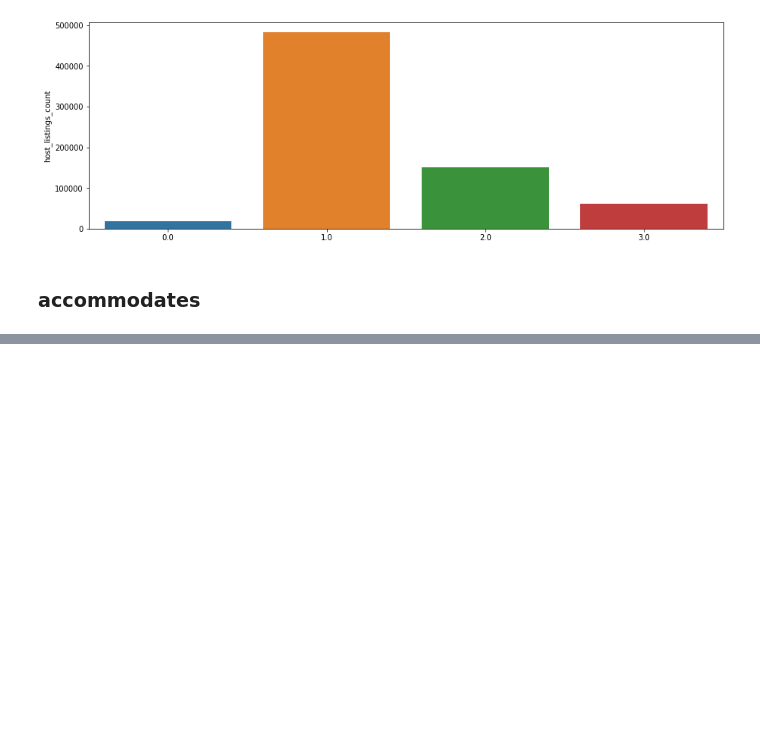
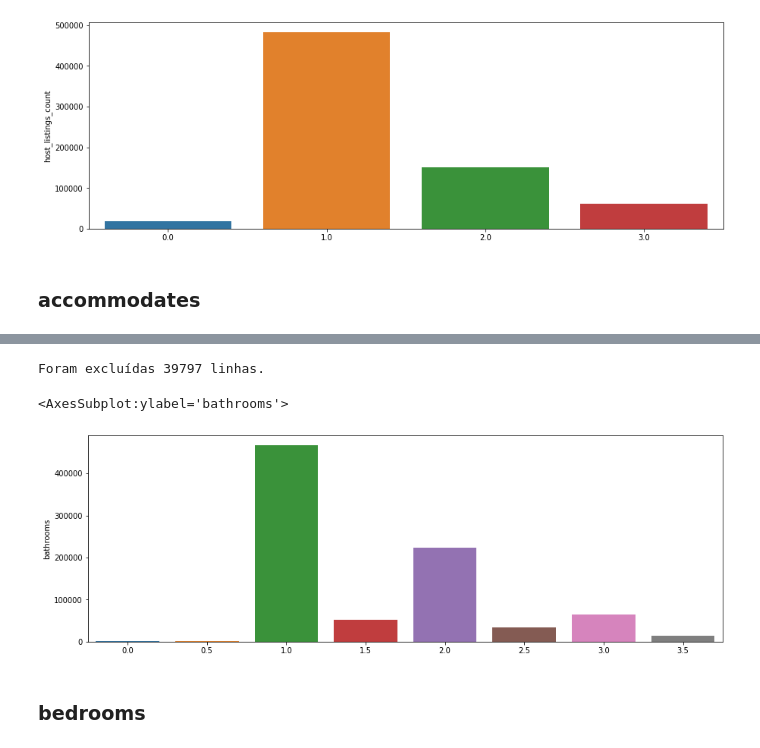
Before and after one commit to DouglasCarvalhoPereira/data_science, a Jupyter notebook: Solucao_previsao_valor.ipynb, the cells around one changed output, grey strips where cells are left out. Saved outputs shown, nothing was run; the diff lists cells and outputs as text; code cells hidden in the pictures; blank space fills up the shorter version.

```diff
--- a/Solucao_previsao_valor.ipynb
+++ b/Solucao_previsao_valor.ipynb
@@ -345,0 +360,11 @@ Foram excluídas 114368 linhas.
+# %%
+base_airbnb, qtd_linhas = excluir_outliers(base_df, 'bathrooms')
+print(f"Foram excluídas {qtd_linhas} linhas.")
+plt.figure(figsize=(15,5))
+sns.barplot(x=base_airbnb['bathrooms'].value_counts().index, y=base_airbnb['bathrooms'].value_counts())
+# %% [output]
+Foram excluídas 39797 linhas.
+<AxesSubplot:ylabel='bathrooms'>
+[figure, added]
+# %% [markdown]
+### bedrooms
```
Also changed, not shown: parts of 25 cells of this notebook.
